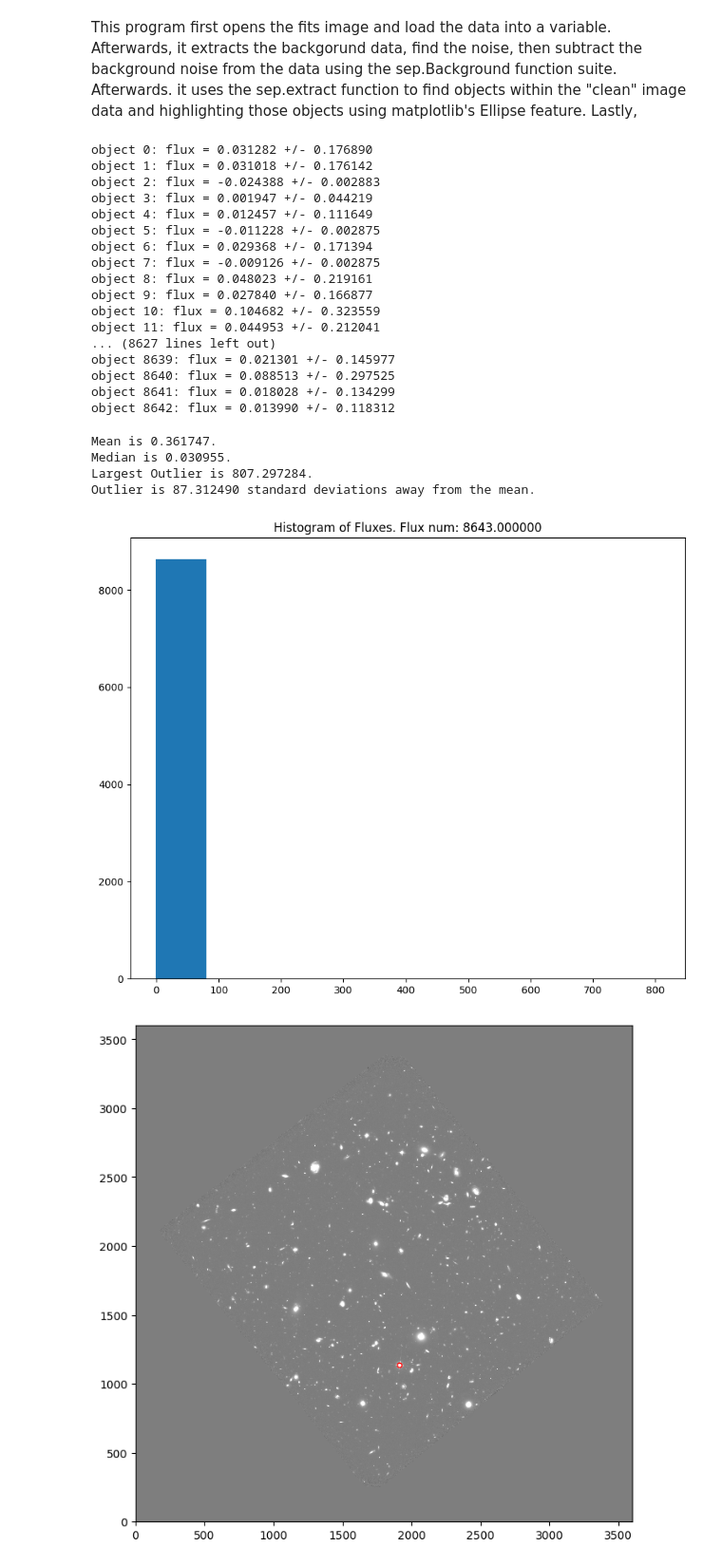
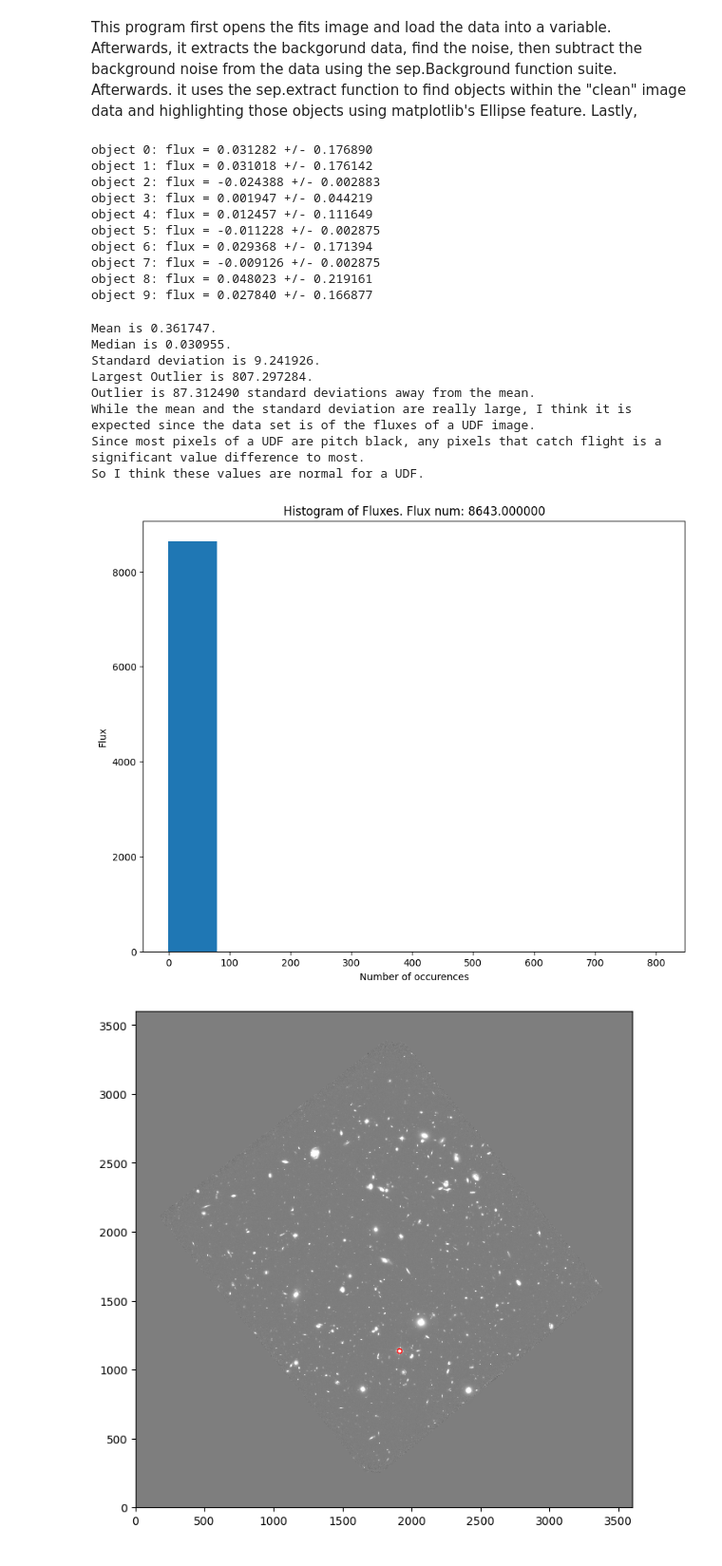
Before and after one commit to VNGucsc/ASTR-19, a Jupyter notebook: ASTR-19 Final/Final_2_ASTR-19.ipynb, the cells around one changed output. Shown: that part at 95% size. Cells and saved outputs as stored; diff of their text form; code cells hidden in the pictures.

Commit message:
Adding mean and standard deviation descriptions.

```diff
--- a/ASTR-19 Final/Final_2_ASTR-19.ipynb
+++ b/ASTR-19 Final/Final_2_ASTR-19.ipynb
@@ -18,7 +18,6 @@ with fits.open('hlsp_hudf12_hst_wfc3ir_udfmain_f105w_v1.0_drz.fits') as hdul:
     data = hdul[0].data
 
 data = data.astype(data.dtype.newbyteorder('='))
-#data_changed = data.astype(data.dtype.newbyteorder('='))
 bkg = sep.Background(data)
 bkg_image = bkg.back()
 bkg_rms = bkg.rms()
@@ -27,7 +26,7 @@ data_sub = data - bkg
 objects = sep.extract(data_sub, 1.5, err=bkg.globalrms)
 
 flux, fluxerr, flag = sep.sum_circle(data_sub, objects['x'], objects['y'], 3.0, err=bkg.globalrms, gain=1.0)
-for i in range(len(flux)):
+for i in range(10):
     print("object {:d}: flux = {:f} +/- {:f}".format(i, flux[i], fluxerr[i]))
 # %% [output]
 object 0: flux = 0.031282 +/- 0.176890
@@ -40,35 +39,39 @@ object 6: flux = 0.029368 +/- 0.171394
 object 7: flux = -0.009126 +/- 0.002875
 object 8: flux = 0.048023 +/- 0.219161
 object 9: flux = 0.027840 +/- 0.166877
-object 10: flux = 0.104682 +/- 0.323559
-object 11: flux = 0.044953 +/- 0.212041
-... (8627 lines left out)
-object 8639: flux = 0.021301 +/- 0.145977
-object 8640: flux = 0.088513 +/- 0.297525
-object 8641: flux = 0.018028 +/- 0.134299
-object 8642: flux = 0.013990 +/- 0.118312
 # %%
 mean = np.mean(flux)
 median = np.median(flux)
+standard_devi = np.std(flux)
 
-z_score = np.abs((flux - flux.mean()) / flux.std())
+z_score = np.abs((flux - mean) / standard_devi)
 index = np.argmax(z_score)
-
 
 print("Mean is {:f}.".format(mean))
 print("Median is {:f}.".format(median))
+print("Standard deviation is {:f}.".format(standard_devi))
 print("Largest Outlier is {:f}.".format(flux[index]))
 print("Outlier is {:f} standard deviations away from the mean.".format(z_score[index]))
+print("While the mean and the standard deviation are really large, I think it is expected since the data set is of the fluxes of a UDF image.")
+print("Since most pixels of a UDF are pitch black, any pixels that catch flight is a significant value difference to most.")
+print("So I think these values are normal for a UDF.")
+#These same texts are visible in the Google Doc.
 
+plt.ylabel("Flux")
+plt.xlabel("Number of occurences")
 plt.hist(flux)
 plt.title("Histogram of Fluxes. Flux num: {:f}".format(int(len(flux))))
 plt.show()
 # %% [output]
 Mean is 0.361747.
 Median is 0.030955.
+Standard deviation is 9.241926.
 Largest Outlier is 807.297284.
 Outlier is 87.312490 standard deviations away from the mean.
+While the mean and the standard deviation are really large, I think it is expected since the data set is of the fluxes of a UDF image.
+Since most pixels of a UDF are pitch black, any pixels that catch flight is a significant value difference to most.
+So I think these values are normal for a UDF.
-[figure, old version]
+[figure, new version]
 # %%
 fig, ax = plt.subplots()
 m, s = np.mean(data_sub), np.std(data_sub)
```
Also changed, not shown: parts of 2 cells of this notebook.
